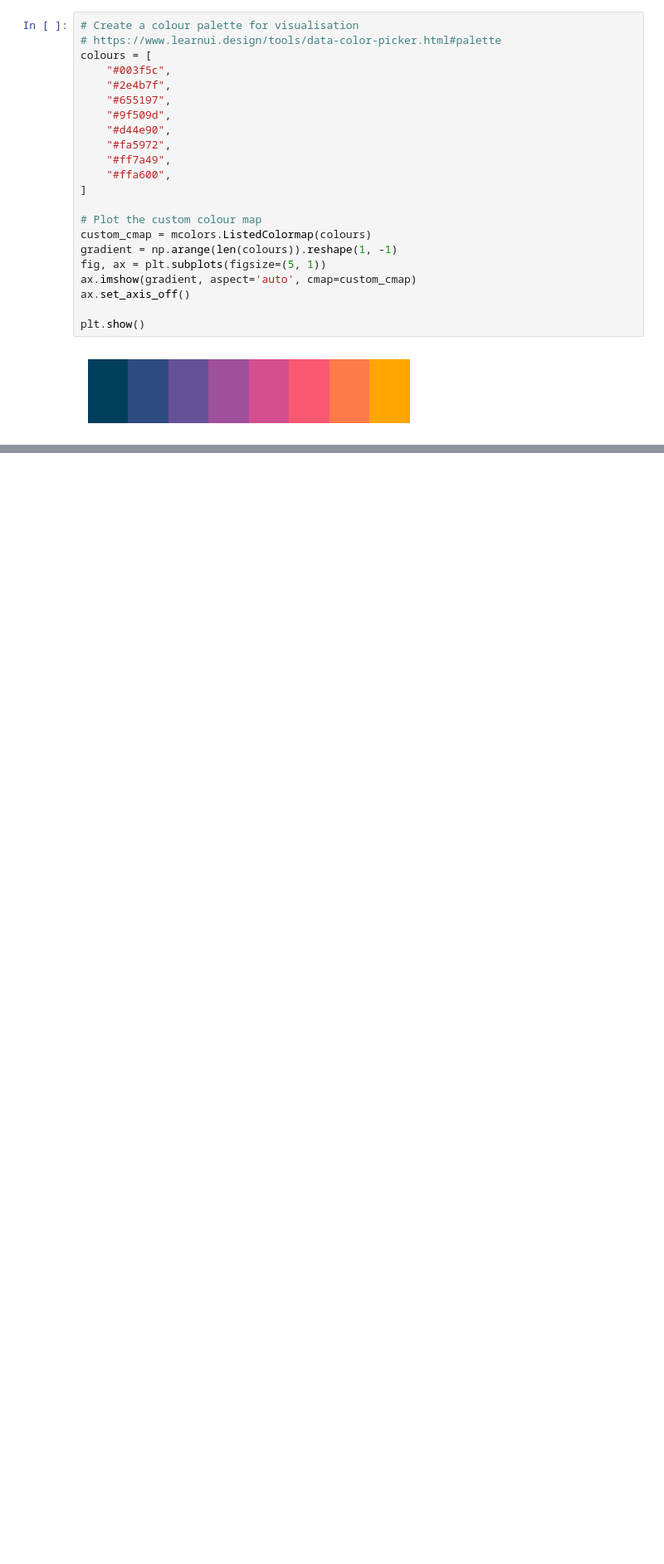
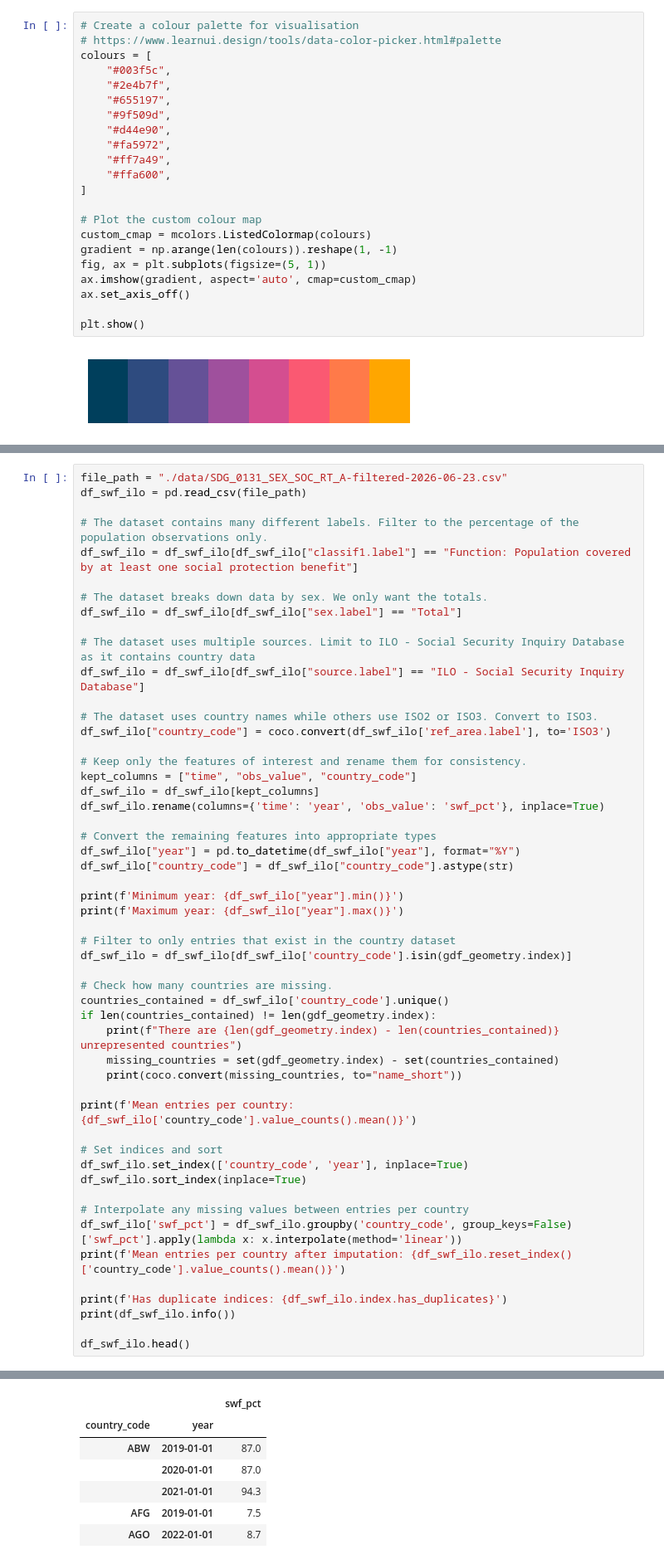
Before and after one commit to Soundscape/dsm050-midterm, a Jupyter notebook: analysis.ipynb, the cells around one changed output, grey strips where cells are left out. Shown at 83% size. Saved outputs shown, nothing was run; the diff lists cells and outputs as text; blank space fills up the shorter version.

Commit message:
Added data cleaning for all source data - code only. Added dataset providence to report.

```diff
--- a/analysis.ipynb
+++ b/analysis.ipynb
@@ -61,0 +200,53 @@ plt.show()
+# %%
+file_path = "./data/SDG_0131_SEX_SOC_RT_A-filtered-2026-06-23.csv"
+df_swf_ilo = pd.read_csv(file_path)
+
+# The dataset contains many different labels. Filter to the percentage of the population observations only.
+df_swf_ilo = df_swf_ilo[df_swf_ilo["classif1.label"] == "Function: Population covered by at least one social protection benefit"]
+
+# The dataset breaks down data by sex. We only want the totals.
+df_swf_ilo = df_swf_ilo[df_swf_ilo["sex.label"] == "Total"]
+
+# The dataset uses multiple sources. Limit to ILO - Social Security Inquiry Database as it contains country data
+df_swf_ilo = df_swf_ilo[df_swf_ilo["source.label"] == "ILO - Social Security Inquiry Database"]
+
+# The dataset uses country names while others use ISO2 or ISO3. Convert to ISO3.
+df_swf_ilo["country_code"] = coco.convert(df_swf_ilo['ref_area.label'], to='ISO3')
+
+# Keep only the features of interest and rename them for consistency.
+kept_columns = ["time", "obs_value", "country_code"]
+df_swf_ilo = df_swf_ilo[kept_columns]
+df_swf_ilo.rename(columns={'time': 'year', 'obs_value': 'swf_pct'}, inplace=True)
+
+# Convert the remaining features into appropriate types
+df_swf_ilo["year"] = pd.to_datetime(df_swf_ilo["year"], format="%Y")
+df_swf_ilo["country_code"] = df_swf_ilo["country_code"].astype(str)
+
+print(f'Minimum year: {df_swf_ilo["year"].min()}')
+print(f'Maximum year: {df_swf_ilo["year"].max()}')
+
+# Filter to only entries that exist in the country dataset
+df_swf_ilo = df_swf_ilo[df_swf_ilo['country_code'].isin(gdf_geometry.index)]
+
+# Check how many countries are missing.
+countries_contained = df_swf_ilo['country_code'].unique()
+if len(countries_contained) != len(gdf_geometry.index):
+    print(f"There are {len(gdf_geometry.index) - len(countries_contained)} unrepresented countries")
+    missing_countries = set(gdf_geometry.index) - set(countries_contained)
+    print(coco.convert(missing_countries, to="name_short"))
+
+print(f'Mean entries per country: {df_swf_ilo['country_code'].value_counts().mean()}')
+
+# Set indices and sort
+df_swf_ilo.set_index(['country_code', 'year'], inplace=True)
+df_swf_ilo.sort_index(inplace=True)
+
+# Interpolate any missing values between entries per country
+df_swf_ilo['swf_pct'] = df_swf_ilo.groupby('country_code', group_keys=False)['swf_pct'].apply(lambda x: x.interpolate(method='linear'))
+print(f'Mean entries per country after imputation: {df_swf_ilo.reset_index()['country_code'].value_counts().mean()}')
+
+print(f'Has duplicate indices: {df_swf_ilo.index.has_duplicates}')
+print(df_swf_ilo.info())
+
+df_swf_ilo.head()
+# %% [output]
@@ -61,0 +269,7 @@ plt.show()
+|  |  | swf_pct |
+| country_code | year |  |
+| ABW | 2019-01-01 | 87.0 |
+|  | 2020-01-01 | 87.0 |
+|  | 2021-01-01 | 94.3 |
+| AFG | 2019-01-01 | 7.5 |
+| AGO | 2022-01-01 | 8.7 |
```
Also changed, not shown: parts of 13 cells of this notebook, 1 other file.
